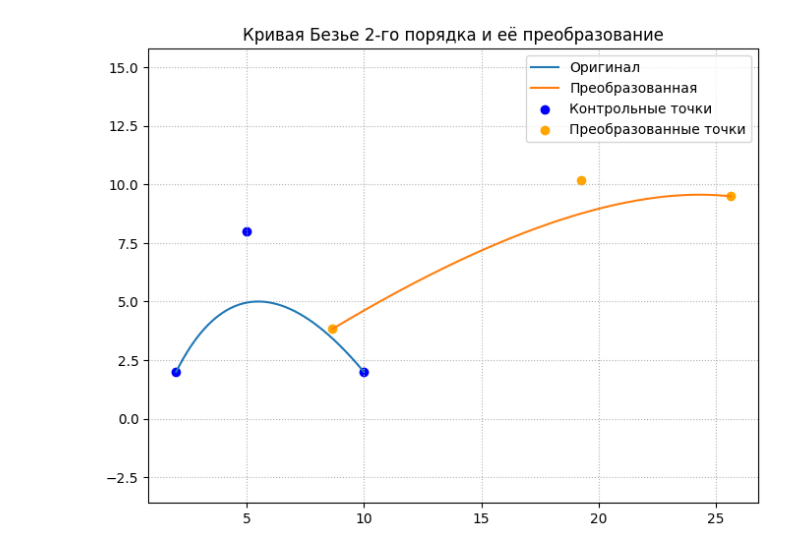
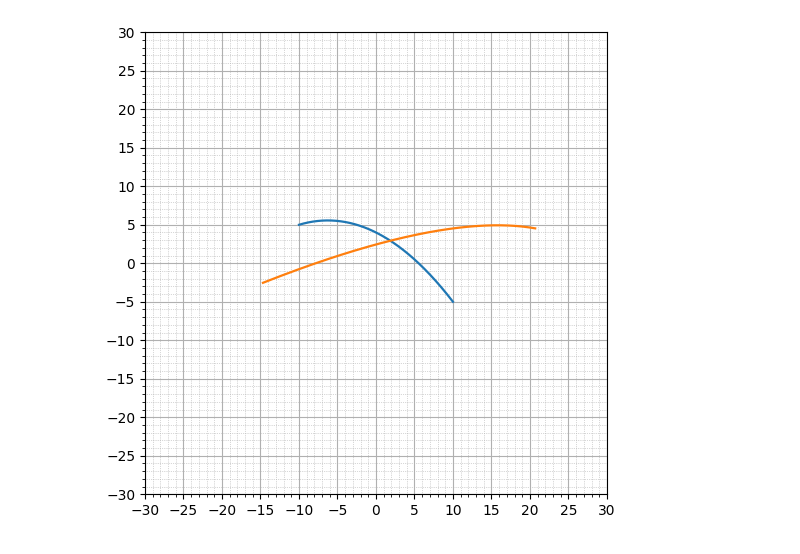
Before and after one commit to mikedegeofroy/itmo-computational-geometry, a Jupyter notebook: lab3/lab3.ipynb, the cells around one changed output. Cells and saved outputs as stored; diff of their text form; code cells hidden in the pictures.

```diff
--- a/lab3/lab3.ipynb
+++ b/lab3/lab3.ipynb
@@ -84,63 +170,49 @@ plt.show()
 # %%
-import numpy as np
-import matplotlib.pyplot as plt
+from scipy.special import comb
 
-# Кривая Безье 2-го порядка: 3 опорные точки
-P0 = np.array([2, 2])
-P1 = np.array([5, 8])
-P2 = np.array([10, 2])
+P0 = np.array([-10, 5, 1])
+P1 = np.array([0, 8, 1])
+P2 = np.array([10, -5, 1])
 
-# t от 0 до 1
 t = np.linspace(0, 1, 500).reshape(-1, 1)
 
-# Формула Безье 2-го порядка
-def bezier_quad(P0, P1, P2, t):
-    return (1 - t)**2 * P0 + 2 * (1 - t) * t * P1 + t**2 * P2
+def bezier(points, t):
+    n = len(points) - 1
+    curve = np.zeros((len(t), control_points.shape[1]))
 
-curve = bezier_quad(P0, P1, P2, t)
+    for i in range(n + 1):
+        b = comb(n, i) * ((1 - t)**(n - i)) * (t**i)
+        curve += b * control_points[i]
 
-# Преобразования: масштабирование (×2), shear по x (hx = 2), поворот на π/4, перенос на (3, 1)
+    return curve
+
+control_points = np.stack([P0, P1, P2])
+curve = bezier(control_points, t)
+
+# Матрицы преобразования
 theta = np.pi / 4
-T = np.array([
-    [1, 0, 3],     # перенос
-    [0, 1, 1],
-    [0, 0, 1]
-])
-Shx = np.array([
-    [1, 2, 0],     # shear по x (2)
-    [0, 1, 0],
-    [0, 0, 1]
-])
-R = np.array([
-    [np.cos(theta), -np.sin(theta), 0],
-    [np.sin(theta),  np.cos(theta), 0],
-    [0, 0, 1]
-])
+T = np.array([[1, 0, 3],
+              [0, 1, 1],
+              [0, 0, 1]])
 
-# Полная матрица
+Shx = np.array([[1, 2, 0], [0, 1, 0], [0, 0, 1]])
+
+R = np.array([[np.cos(theta), -np.sin(theta), 0],
+              [np.sin(theta),  np.cos(theta), 0],
+              [0, 0, 1]])
 A = T @ Shx @ R
 
-# Опорные точки в однородных координатах
-P = np.stack([P0, P1, P2], axis=0)
-P_hom = np.hstack([P, np.ones((3,1))])        # 3x3
+# Преобразуем опорные точки
+P0_t = A @ P0
+P1_t = A @ P1
+P2_t = A @ P2
 
-# Преобразуем опорные точки
-P_transformed = (A @ P_hom.T).T               # 3x3 → 3x3
+control_points = np.stack([P0_t, P1_t, P2_t])
+curve_t = bezier(control_points, t)
 
-# Считаем кривую по новым точкам
-P0_t, P1_t, P2_t = P_transformed[:, :2]
-curve_t = bezier_quad(P0_t, P1_t, P2_t, t)
+P = np.vstack([P0, P1, P2])
+P_transformed = np.vstack([P0_t, P1_t, P2_t])
 
-# Визуализация
-plt.figure(figsize=(8, 6))
-plt.plot(curve[:, 0], curve[:, 1], label="Оригинал", color="tab:blue")
-plt.plot(curve_t[:, 0], curve_t[:, 1], label="Преобразованная", color="tab:orange")
-plt.scatter(*P.T, color="blue", label="Контрольные точки")
-plt.scatter(*P_transformed[:, :2].T, color="orange", label="Преобразованные точки")
-plt.legend()
-plt.grid(True, linestyle=':')
-plt.axis('equal')
-plt.title("Кривая Безье 2-го порядка и её преобразование")
-plt.show()
+plot(curve, curve_t, close=False, with_points=False, lim=30)
 # %% [output]
-[figure, old version]
+[figure, new version]
```
Also changed, not shown: parts of 12 cells of this notebook, 1 other file.
